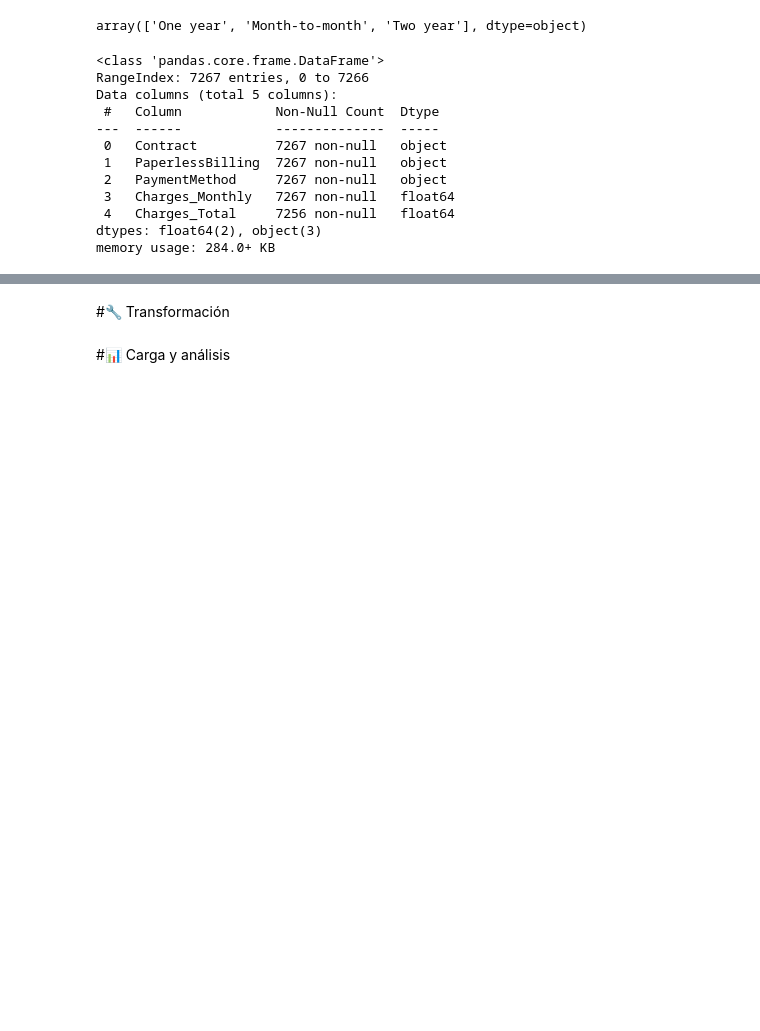
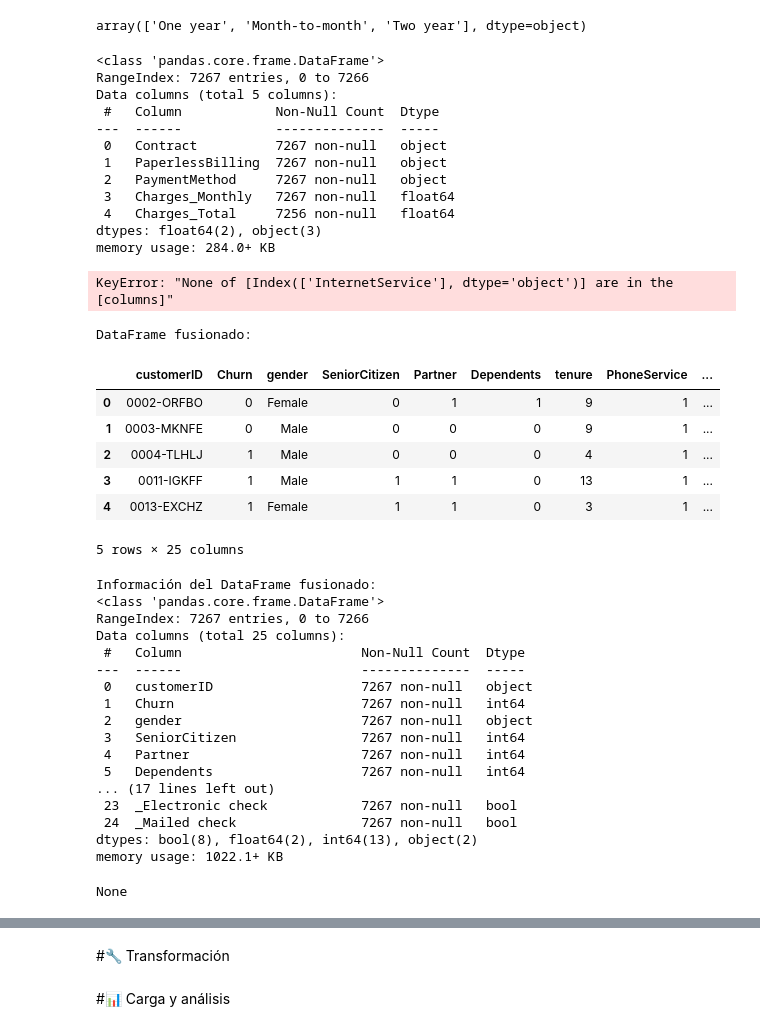
Before and after one commit to P0Iar/Challenge2-TelecomX, a Jupyter notebook: TelecomX_LATAM.ipynb, the cells around one changed output, grey strips where cells are left out. Drawn from its saved outputs; the diff is of its cells as text; code cells hidden in the pictures; blank space fills up the shorter version.

Commit message:
Terminando "Transformación"

```diff
--- a/TelecomX_LATAM.ipynb
+++ b/TelecomX_LATAM.ipynb
@@ -78,5 +78,5 @@ df.sample(5)
 # %%
-df["Churn"] = df["Churn"].astype(int)
+df["Churn"] = df["Churn"].fillna(0).astype(int)
 # %%
 df.sample(5)
 # %% [output]
@@ -287,3 +287,52 @@ Data columns (total 5 columns):
  4   Charges_Total     7256 non-null   float64
 dtypes: float64(2), object(3)
 memory usage: 284.0+ KB
+# %%
+# Transformar la columna 'InternetService' en el DataFrame internet
+internet = pd.get_dummies(internet, columns=['InternetService'], prefix='InternetService', drop_first=True)
+
+# Transformar las columnas categóricas en el DataFrame cuenta
+cuenta = pd.get_dummies(cuenta, columns=['Contract', 'PaperlessBilling', 'PaymentMethod'], prefix='', drop_first=True)
+
+print("DataFrame internet después de la transformación:")
+internet.head()
+print("\nDataFrame cuenta después de la transformación:")
+cuenta.head()
+# %% [output]
+KeyError: "None of [Index(['InternetService'], dtype='object')] are in the [columns]"
+# %%
+# Fusionar los DataFrames ya que normalizamos sin customerID, concatenaremos por índice.
+
+df_merged = pd.concat([df[['customerID', 'Churn']], cliente, telefono, internet, cuenta], axis=1)
+
+print("\nDataFrame fusionado:")
+df_merged.head()
+print("\nInformación del DataFrame fusionado:")
+df_merged.info()
+# %% [output]
+DataFrame fusionado:
+|  | customerID | Churn | gender | SeniorCitizen | Partner | Dependents | tenure | PhoneService | ... |
+| 0 | 0002-ORFBO | 0 | Female | 0 | 1 | 1 | 9 | 1 | ... |
+| 1 | 0003-MKNFE | 0 | Male | 0 | 0 | 0 | 9 | 1 | ... |
+| 2 | 0004-TLHLJ | 1 | Male | 0 | 0 | 0 | 4 | 1 | ... |
+| 3 | 0011-IGKFF | 1 | Male | 1 | 1 | 0 | 13 | 1 | ... |
+| 4 | 0013-EXCHZ | 1 | Female | 1 | 1 | 0 | 3 | 1 | ... |
+5 rows × 25 columns
+Información del DataFrame fusionado:
+<class 'pandas.core.frame.DataFrame'>
+RangeIndex: 7267 entries, 0 to 7266
+Data columns (total 25 columns):
+ #   Column                       Non-Null Count  Dtype
+---  ------                       --------------  -----
+ 0   customerID                   7267 non-null   object
+ 1   Churn                        7267 non-null   int64
+ 2   gender                       7267 non-null   object
+ 3   SeniorCitizen                7267 non-null   int64
+ 4   Partner                      7267 non-null   int64
+ 5   Dependents                   7267 non-null   int64
+... (17 lines left out)
+ 23  _Electronic check            7267 non-null   bool
+ 24  _Mailed check                7267 non-null   bool
+dtypes: bool(8), float64(2), int64(13), object(2)
+memory usage: 1022.1+ KB
+None
```
Also changed, not shown: parts of 11 cells of this notebook.
